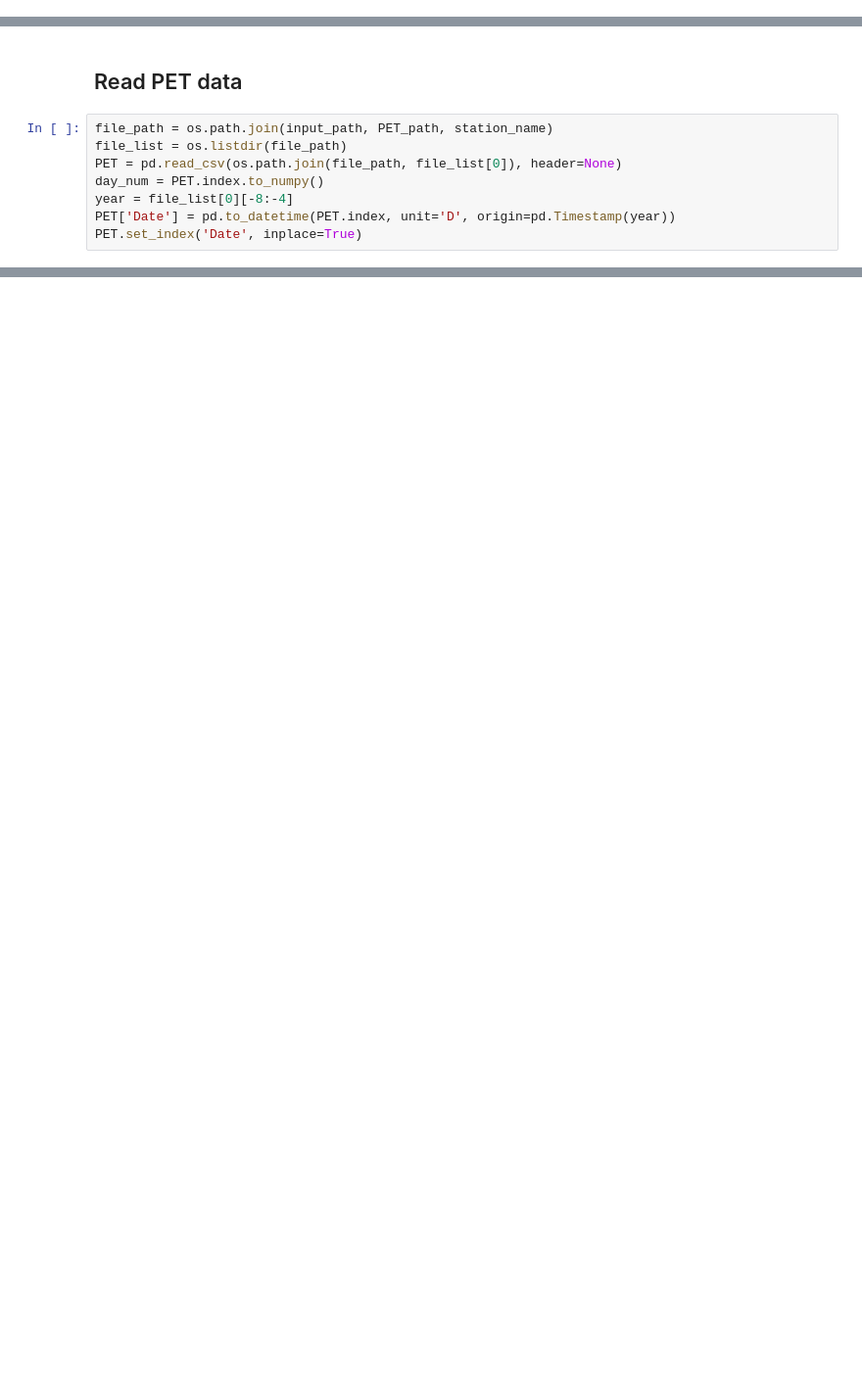
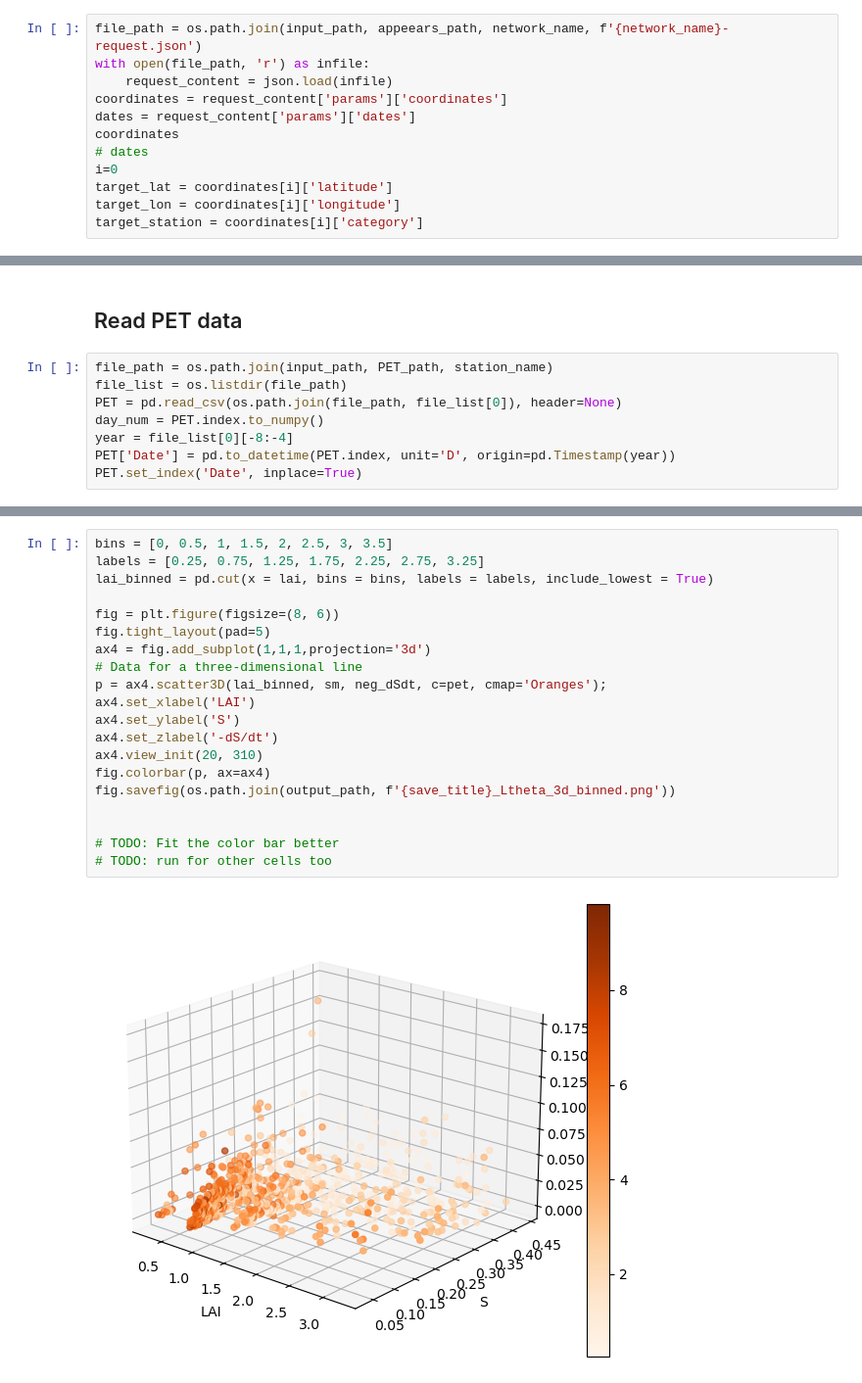
Before and after one commit to RY4GIT/SMSigxSMAP, a Jupyter notebook: 2_code_to_analyze/test_plot_PETandLAIandSMAP_from_appears_pt_sample.ipynb, the cells around one changed output, grey strips where cells are left out. Shown at 98% size. Drawn from its saved outputs; the diff is of its cells as text; blank space fills up the shorter version.

```diff
--- a/2_code_to_analyze/test_plot_PETandLAIandSMAP_from_appears_pt_sample.ipynb
+++ b/2_code_to_analyze/test_plot_PETandLAIandSMAP_from_appears_pt_sample.ipynb
@@ -23,6 +24,18 @@ SMAPL4_path = r"SPL4SMGP"
 SMAPL4_grid_path = r"SMAPL4SMGP_EASEreference"
 MODIS_path = r"MOD15A2H"
 PET_path = r"dPET_data_4RA"
+# %%
+file_path = os.path.join(input_path, appeears_path, network_name, f'{network_name}-request.json')
+with open(file_path, 'r') as infile:
+    request_content = json.load(infile)
+coordinates = request_content['params']['coordinates']
+dates = request_content['params']['dates']
+coordinates
+# dates
+i=0
+target_lat = coordinates[i]['latitude']
+target_lon = coordinates[i]['longitude']
+target_station = coordinates[i]['category']
 # %% [markdown]
 ## Read synched data
 # %%
@@ -64,0 +276,22 @@ PET.head()
+# %%
+bins = [0, 0.5, 1, 1.5, 2, 2.5, 3, 3.5]
+labels = [0.25, 0.75, 1.25, 1.75, 2.25, 2.75, 3.25]
+lai_binned = pd.cut(x = lai, bins = bins, labels = labels, include_lowest = True)
+
+fig = plt.figure(figsize=(8, 6))
+fig.tight_layout(pad=5)
+ax4 = fig.add_subplot(1,1,1,projection='3d')
+# Data for a three-dimensional line
+p = ax4.scatter3D(lai_binned, sm, neg_dSdt, c=pet, cmap='Oranges');
+ax4.set_xlabel('LAI')
+ax4.set_ylabel('S')
+ax4.set_zlabel('-dS/dt')
+ax4.view_init(20, 310)
+fig.colorbar(p, ax=ax4)
+fig.savefig(os.path.join(output_path, f'{save_title}_Ltheta_3d_binned.png'))
+
+
+# TODO: Fit the color bar better
+# TODO: run for other cells too
+# %% [output]
+[figure, added]
```
Also changed, not shown: parts of 13 cells of this notebook, 1 other file.
